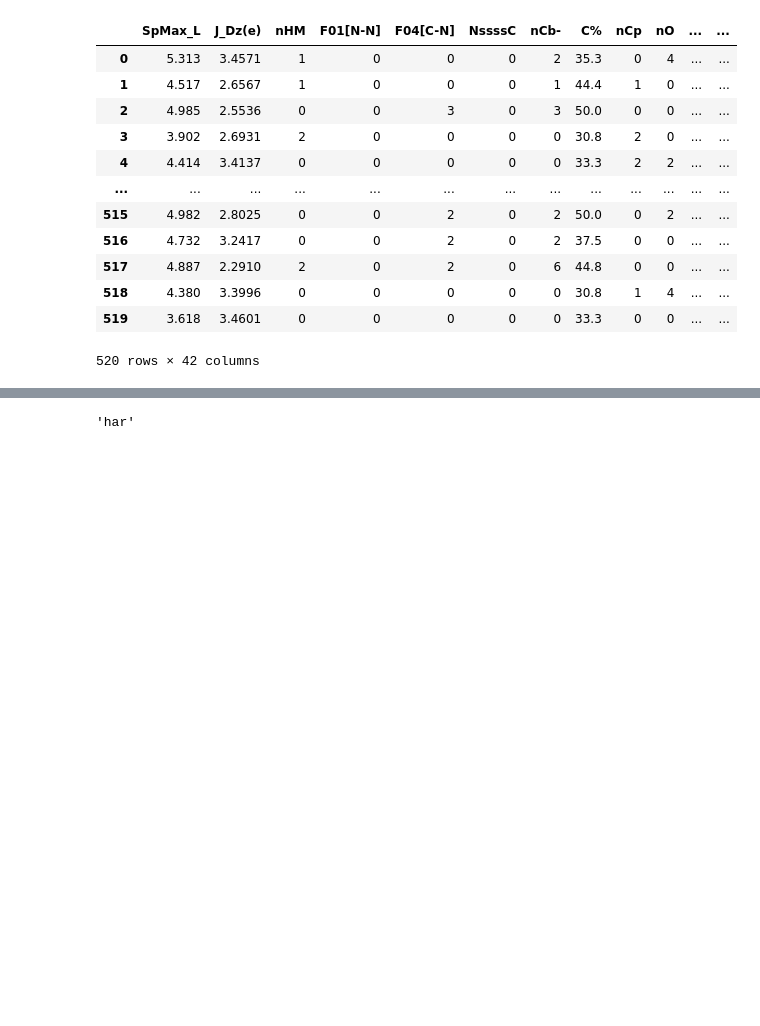
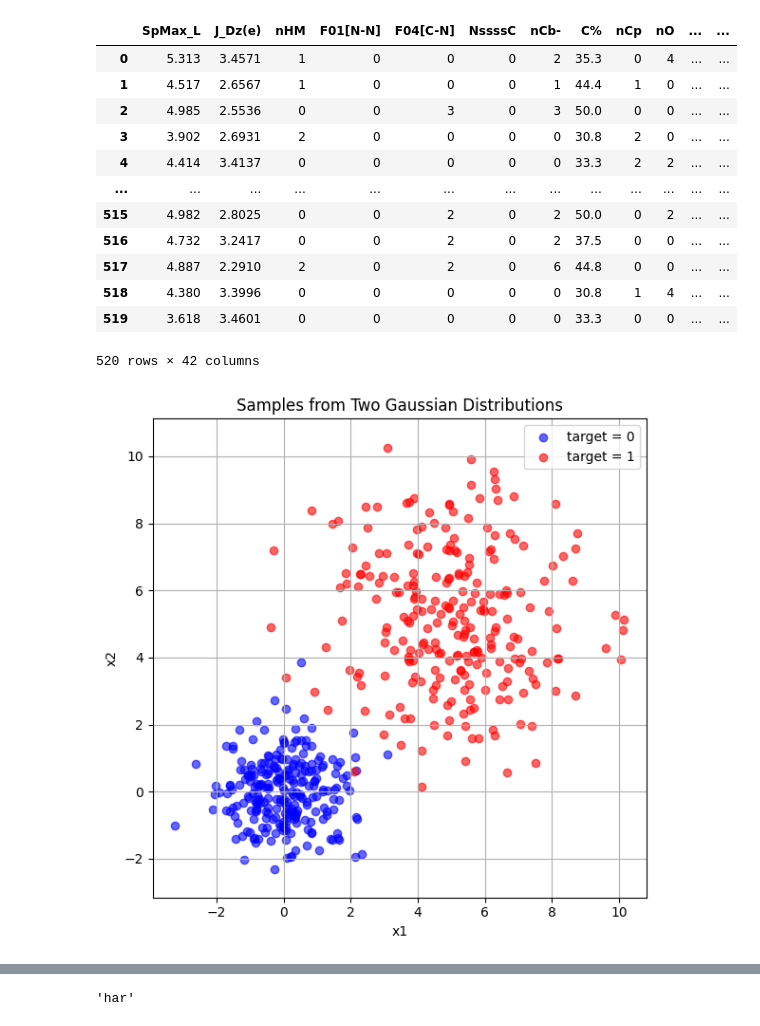
Before and after one commit to takano-lab/data-collaboration-analysis, a Jupyter notebook: src/suetake_debug.ipynb, the cells around one changed output, grey strips where cells are left out. Drawn from its saved outputs; the diff is of its cells as text; code cells hidden in the pictures; blank space fills up the shorter version.

```diff
--- a/src/suetake_debug.ipynb
+++ b/src/suetake_debug.ipynb
@@ -72,3 +72,53 @@ train_df
 | 518 | 4.380 | 3.3996 | 0 | 0 | 0 | 0 | 0 | 30.8 | 1 | 4 | ... | ... |
 | 519 | 3.618 | 3.4601 | 0 | 0 | 0 | 0 | 0 | 33.3 | 0 | 0 | ... | ... |
 520 rows × 42 columns
+# %%
+import numpy as np
+import pandas as pd
+import matplotlib.pyplot as plt
+
+def _load_concentric_circles_df(n_samples: int = 500) -> pd.DataFrame:
+    np.random.seed(42)  # 再現性のためにシード固定
+
+    # 分布1: 中心 (0, 0), 単位分散
+    n1 = n_samples // 2
+    mean1 = np.array([0, 0])
+    cov1 = np.eye(2)
+    X1 = np.random.multivariate_normal(mean1, cov1, size=n1)
+    y1 = np.zeros(n1, dtype=int)
+
+    # 分布2: 中心 (5, 5), 分散2
+    n2 = n_samples - n1
+    mean2 = np.array([5, 5])
+    cov2 = 4 * np.eye(2)
+    X2 = np.random.multivariate_normal(mean2, cov2, size=n2)
+    y2 = np.ones(n2, dtype=int)
+
+    # 結合
+    X = np.vstack((X1, X2))
+    y = np.concatenate((y1, y2))
+
+    df = pd.DataFrame(X, columns=["x1", "x2"])
+    df["target"] = y
+    return df
+
+# ---------- データ生成 ----------
+df = _load_concentric_circles_df()
+
+# ---------- 可視化 ----------
+plt.figure(figsize=(6, 6))
+for label, color in zip([0, 1], ['blue', 'red']):
+    subset = df[df['target'] == label]
+    plt.scatter(subset['x1'], subset['x2'], label=f"target = {label}", color=color, alpha=0.6)
+
+plt.xlabel("x1")
+plt.ylabel("x2")
+plt.title("Samples from Two Gaussian Distributions")
+plt.legend()
+plt.grid(True)
+plt.axis("equal")
+plt.tight_layout()
+plt.show()
+df.to_csv("Two_Gaussian_Distributions.csv", index=False)
+# %% [output]
+[figure, added]
```
Also changed, not shown: parts of 1 cell of this notebook, 9 other files.
